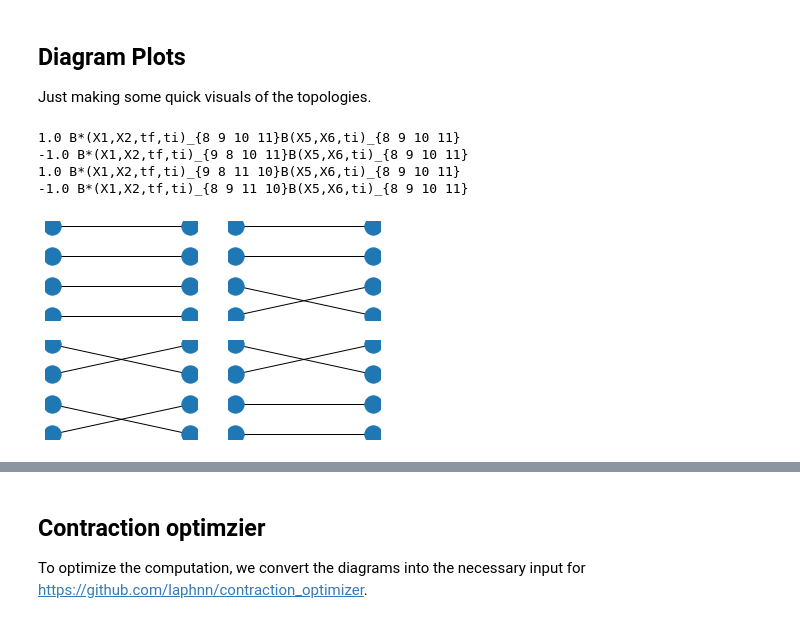
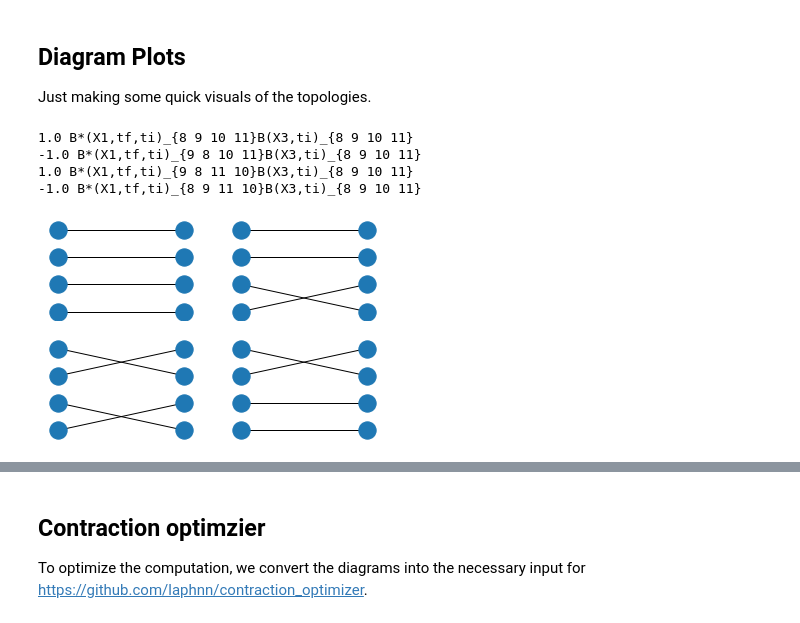
Before and after one commit to chrisculver/WickContractions, a Jupyter notebook: examples/BaryonBlockWorkshop.ipynb, the cells around one changed output, grey strips where cells are left out. Drawn from its saved outputs; the diff is of its cells as text; code cells hidden in the pictures.

```diff
--- a/examples/BaryonBlockWorkshop.ipynb
+++ b/examples/BaryonBlockWorkshop.ipynb
@@ -103,0 +105,11 @@ for d in tst:
+# %%
+tst2=copy.deepcopy(res2)
+for d in tst2:
+    d.create_baryon_blocks()
+    d.short_props()
+
+print(tst2[0])
+
+for d in tst2:
+    d.create_baryon_source()
+print(tst2[0])
@@ -146,40 +164,40 @@ for d in tst:
     d.create_baryon_blocks()
     d.short_props()
 
 for d in tst:
     d.create_baryon_source()
     print(d)
 
 G = nx.Graph()
 G.add_node('8ti',pos=(1,1))
 G.add_node('9ti',pos=(1,2))
 G.add_node('10ti',pos=(1,3))
 G.add_node('11ti',pos=(1,4))
 G.add_node('8tf',pos=(5,1))
 G.add_node('9tf',pos=(5,2))
 G.add_node('10tf',pos=(5,3))
 G.add_node('11tf',pos=(5,4))
 pos=nx.get_node_attributes(G,'pos')
 
 xdim = int(len(tst)/2)
 ydim = int(len(tst)-len(tst)/2)
 for iplt,d in enumerate(tst):
     Gtmp=G.copy()
     pos=nx.get_node_attributes(G,'pos')
 
     for i,idx in enumerate(d.commuting[0].indices):
-        Gtmp.add_edge(idx+d.commuting[0].arguments[2],
-                   d.commuting[1].indices[i]+tst[0].commuting[0].arguments[3])
+        Gtmp.add_edge(idx+d.commuting[0].arguments[1],
+                   d.commuting[1].indices[i]+tst[0].commuting[0].arguments[2])
     plt.subplot(xdim,ydim,iplt+1)
     nx.draw(Gtmp,pos)
 #plt.savefig('baryon_correlator.png')
 plt.show()
 # %% [output]
-1.0 B*(X1,X2,tf,ti)_{8 9 10 11}B(X5,X6,ti)_{8 9 10 11}
--1.0 B*(X1,X2,tf,ti)_{9 8 10 11}B(X5,X6,ti)_{8 9 10 11}
-1.0 B*(X1,X2,tf,ti)_{9 8 11 10}B(X5,X6,ti)_{8 9 10 11}
--1.0 B*(X1,X2,tf,ti)_{8 9 11 10}B(X5,X6,ti)_{8 9 10 11}
+1.0 B*(X1,tf,ti)_{8 9 10 11}B(X3,ti)_{8 9 10 11}
+-1.0 B*(X1,tf,ti)_{9 8 10 11}B(X3,ti)_{8 9 10 11}
+1.0 B*(X1,tf,ti)_{9 8 11 10}B(X3,ti)_{8 9 10 11}
+-1.0 B*(X1,tf,ti)_{8 9 11 10}B(X3,ti)_{8 9 10 11}
-[figure, old version]
+[figure, new version]
 # %%
 import networkx as nx
 import matplotlib.pyplot as plt
```
Also changed, not shown: parts of 11 cells of this notebook, 2 other files.
